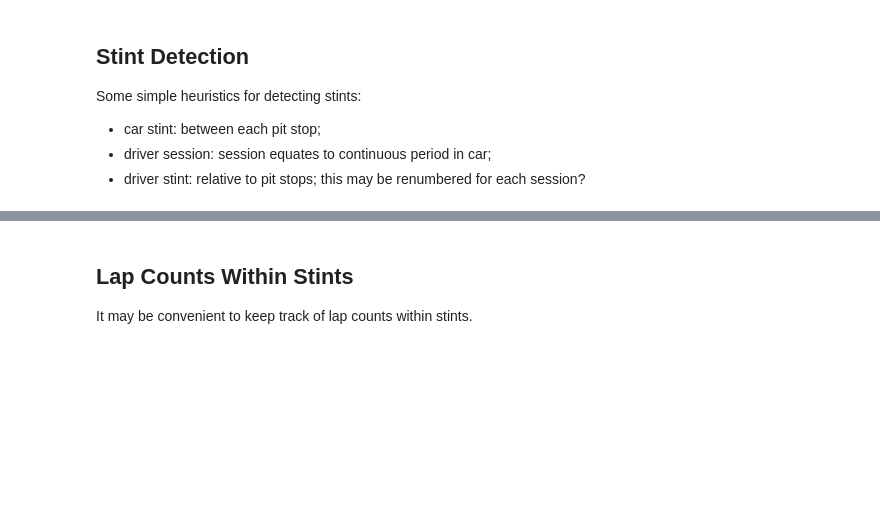
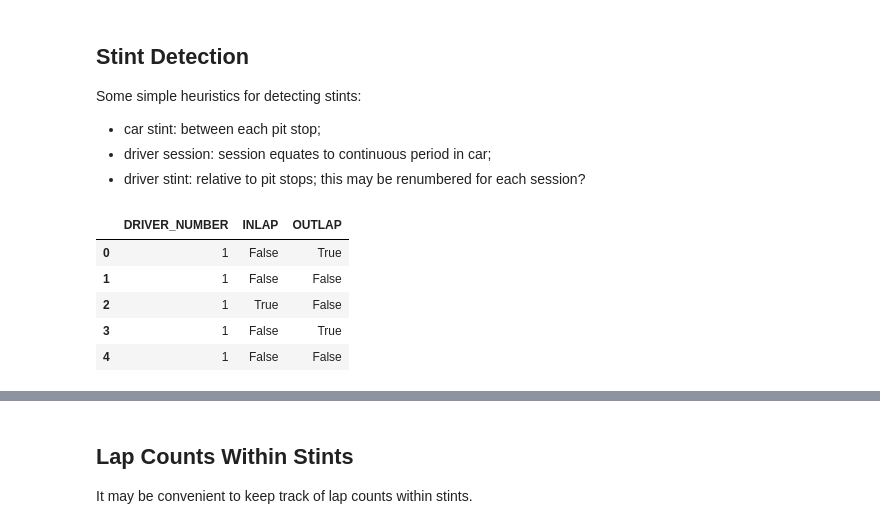
Before and after one commit to f1datajunkie/WEC, a Jupyter notebook: notebooks/Simple demo.ipynb, the cells around one changed output, grey strips where cells are left out. Saved outputs shown, nothing was run; the diff lists cells and outputs as text; code cells hidden in the pictures; blank space fills up the shorter version.

```diff
--- a/notebooks/Simple demo.ipynb
+++ b/notebooks/Simple demo.ipynb
@@ -82,12 +109,23 @@ Some simple heuristics for detecting stints:
 # %%
 #Driver session
 
-#Create a flag to identify when we enter the pit
-laptimes['pitting'] = laptimes['CROSSING_FINISH_LINE_IN_PIT'] == 'B'
-# Identify a new stint for each car by sifting the pitting flag within car tables
-laptimes['newstint'] = laptimes.groupby('NUMBER')['pitting'].shift(fill_value=True)
+#Create a flag to identify when we enter the pit, aka an INLAP
+laptimes['INLAP'] = laptimes['CROSSING_FINISH_LINE_IN_PIT'] == 'B'
 
-laptimes[['DRIVER_NUMBER', 'pitting','newstint']].head()
+#Make no assumptions about table order - so sort by lap number
+laptimes = laptimes.sort_values(['NUMBER','LAP_NUMBER'])
+
+# Identify a new stint for each car by sifting the pitting / INLAP flag within car tables
+laptimes['OUTLAP'] = laptimes.groupby('NUMBER')['INLAP'].shift(fill_value=True)
+
+laptimes[['DRIVER_NUMBER', 'INLAP','OUTLAP']].head()
+# %% [output]
+|  | DRIVER_NUMBER | INLAP | OUTLAP |
+| 0 | 1 | False | True |
+| 1 | 1 | False | False |
+| 2 | 1 | True | False |
+| 3 | 1 | False | True |
+| 4 | 1 | False | False |
 # %%
 #This is a count of the number of times a driver is in a vehicle after a pit who wasn't in it before
 #Also set overall lap = 1 to be a driver change
```
Also changed, not shown: parts of 19 cells of this notebook.
